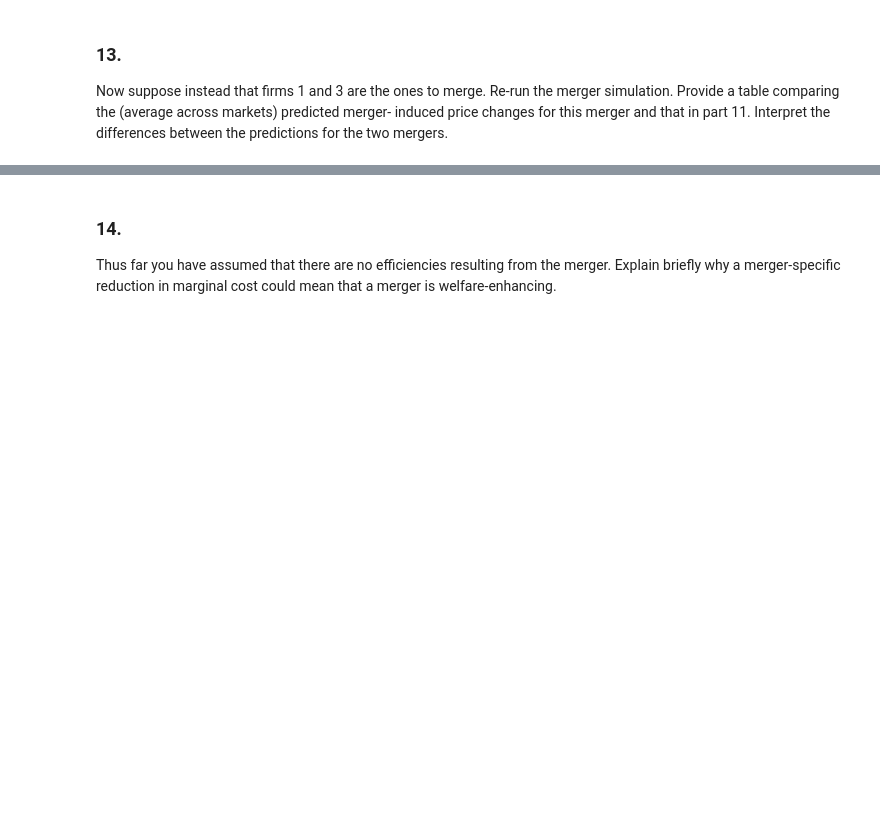
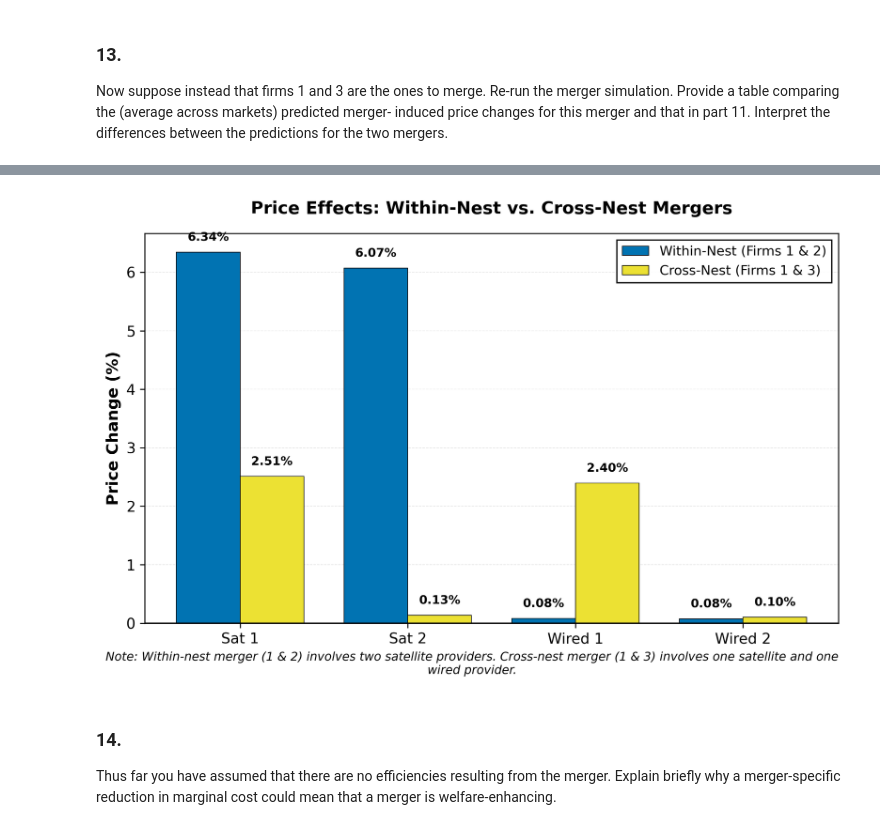
Before and after one commit to marek-chadim/pyblp, a Jupyter notebook: blp.ipynb, the cells around one changed output, grey strips where cells are left out. Saved outputs shown, nothing was run; the diff lists cells and outputs as text; code cells hidden in the pictures; blank space fills up the shorter version.

```diff
--- a/blp.ipynb
+++ b/blp.ipynb
@@ -1150,7 +1519,7 @@ product_data['demand_instruments4'] = product_data['sum_x_competitors']
 product_data['demand_instruments5'] = product_data['sum_w_competitors']
 product_data['demand_instruments6'] = product_data['x_other_in_nest']
 product_data['demand_instruments7'] = product_data['w_other_in_nest']
-integration =  pyblp.Integration('monte_carlo', size=1000, specification_options={'seed': 1995})
+integration =  pyblp.Integration('product', 10)
 problem1 = pyblp.Problem(product_formulations1, product_data, integration=integration)
 results1 = problem1.solve(sigma=np.eye(2), initial_update=True)
 optimal_iv1 = results1.compute_optimal_instruments(seed=1995)
@@ -1701,0 +2135,97 @@ plt.show()
+# %%
+# ========================================================================
+# PUBLICATION-READY FIGURE: Within-Nest vs Cross-Nest Merger Comparison
+# ========================================================================
+
+# Set publication-quality plotting parameters
+plt.rcParams.update({
+    'font.size': 11,
+    'font.family': 'serif',
+    'font.serif': ['Computer Modern Roman'],
+    'text.usetex': False,
+    'axes.labelsize': 12,
+    'axes.titlesize': 13,
+    'xtick.labelsize': 11,
+    'ytick.labelsize': 11,
+    'legend.fontsize': 10,
+    'figure.dpi': 300,
+    'savefig.dpi': 300,
+    'savefig.bbox': 'tight',
+    'axes.linewidth': 0.8,
+    'grid.linewidth': 0.5,
+})
+
+# Create figure with better proportions
+fig, ax = plt.subplots(figsize=(8, 5))
+
+# Set up bar positions
+indices = np.arange(len(product_labels))
+width = 0.38
+
+# Plot bars with professional colors (colorblind-friendly)
+colors_merger = {
+    'within': '#0173B2',  # Blue for within-nest
+    'cross': '#ECE133',   # Yellow for cross-nest
+}
+
+bars1 = ax.bar(indices - width/2, pct_price_changes, width,
+               label='Within-Nest (Firms 1 & 2)',
+               color=colors_merger['within'], edgecolor='black', linewidth=0.5)
+bars2 = ax.bar(indices + width/2, mean_pct_change_cross, width,
+               label='Cross-Nest (Firms 1 & 3)',
+               color=colors_merger['cross'], edgecolor='black', linewidth=0.5)
+
+# Add horizontal line at zero
+ax.axhline(y=0, color='black', linestyle='-', linewidth=1.2, zorder=1)
+
+# Add value labels on bars
+for idx, value in enumerate(pct_price_changes):
+    va = 'bottom' if value >= 0 else 'top'
+    y_offset = 0.15 if value >= 0 else -0.15
+    ax.text(indices[idx] - width/2, value + y_offset, f'{value:.2f}%',
+            ha='center', va=va, fontsize=9, fontweight='bold')
+
+for idx, value in enumerate(mean_pct_change_cross):
+    va = 'bottom' if value >= 0 else 'top'
+    y_offset = 0.15 if value >= 0 else -0.15
+    ax.text(indices[idx] + width/2, value + y_offset, f'{value:.2f}%',
+            ha='center', va=va, fontsize=9, fontweight='bold')
+
+# Formatting
+ax.set_ylabel('Price Change (%)', fontweight='bold')
+ax.set_title('Price Effects: Within-Nest vs. Cross-Nest Mergers',
+             fontweight='bold', pad=15)
+ax.set_xticks(indices)
+ax.set_xticklabels(product_labels)
+
+# Add grid for readability
+ax.grid(axis='y', alpha=0.3, linestyle='--', linewidth=0.5, zorder=0)
+ax.set_axisbelow(True)
+
+# Legend with better positioning
+ax.legend(loc='upper right', framealpha=0.95, edgecolor='black',
+          fancybox=False, shadow=False)
+
+# Add note about merger types
+fig.text(0.5, -0.02,
+         'Note: Within-nest merger (1 & 2) involves two satellite providers. '
+         'Cross-nest merger (1 & 3) involves one satellite and one wired provider.',
+         ha='center', fontsize=9, style='italic', wrap=True)
+
+# Adjust layout
+plt.tight_layout()
+
+# Save high-resolution figure
+output_filename = 'merger_comparison.pdf'
+plt.savefig(output_filename, format='pdf', bbox_inches='tight', dpi=300)
+print(f'✓ Saved publication-ready figure: {output_filename}')
+
+# Also save as PNG for preview
+plt.savefig('merger_comparison.png', format='png', bbox_inches='tight', dpi=300)
+print(f'✓ Saved PNG preview: merger_comparison.png')
+
+plt.show()
+
+# Reset matplotlib parameters to defaults
+plt.rcParams.update(plt.rcParamsDefault)
+# %% [output]
@@ -1702,3 +2285,4 @@ plt.show()
+[figure, added]
 # %% [markdown]
 ### 14.
 Thus far you have assumed that there are no efficiencies resulting from the merger.
```
Also changed, not shown: parts of 38 cells of this notebook, 16 other files.
